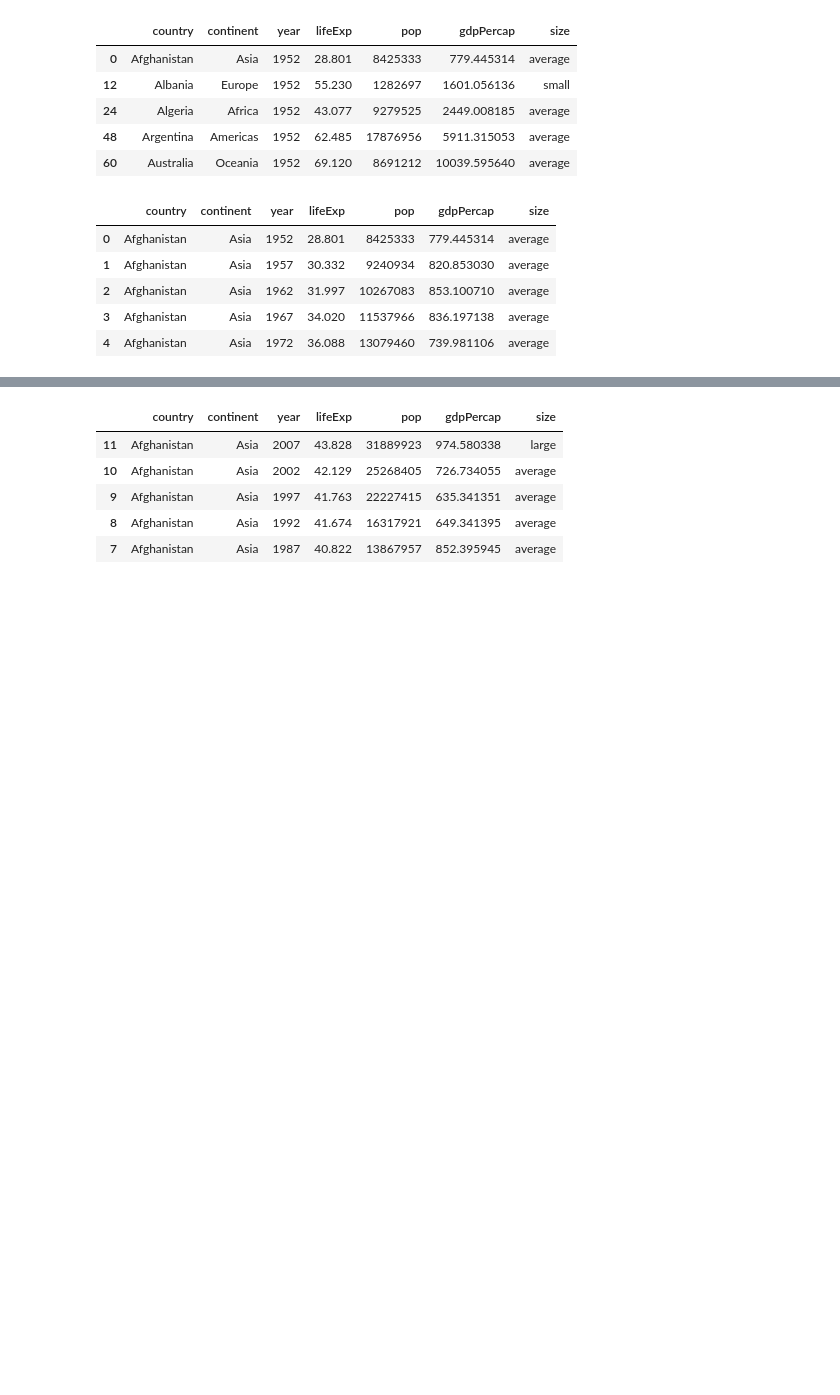
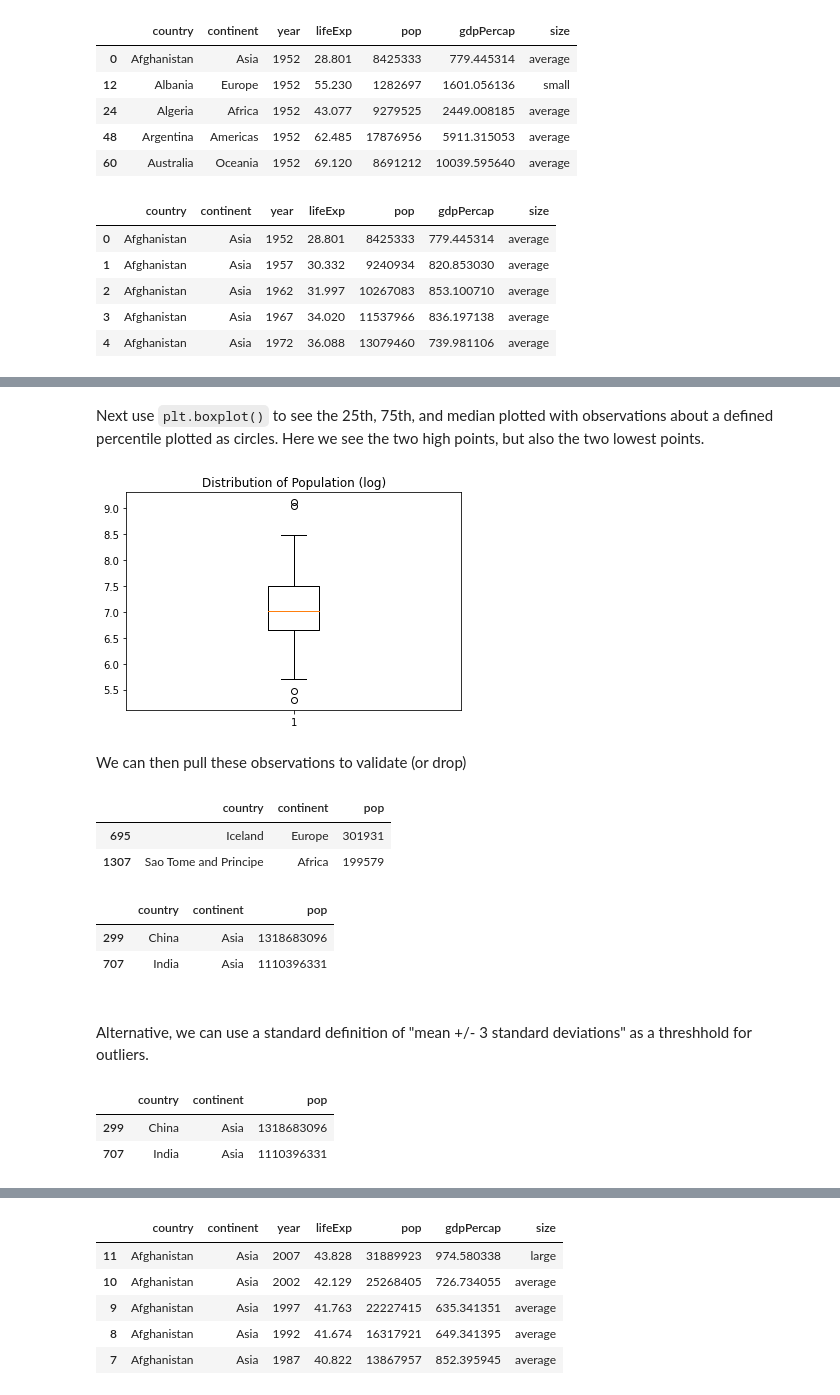
Before and after one commit to social-lorax/howto_codebooks, a Jupyter notebook: Sheets_Py/py_pandas.ipynb, the cells around one changed output, grey strips where cells are left out. Saved outputs shown, nothing was run; the diff lists cells and outputs as text; code cells hidden in the pictures; blank space fills up the shorter version.

```diff
--- a/Sheets_Py/py_pandas.ipynb
+++ b/Sheets_Py/py_pandas.ipynb
@@ -229,0 +318,37 @@ gapminder.drop_duplicates(["continent", "year"]).head()
+# %% [markdown]
+Next use `plt.boxplot()` to see the 25th, 75th, and median plotted with observations about a defined percentile  plotted as circles. Here we see the two high points, but also the two lowest points.
+# %%
+plt.boxplot(np.log10(gap_07["pop"]), whis=[1, 99]) #whiskers will by the 1% and 99%
+plt.title("Distribution of Population (log)")
+plt.show()
+# %% [output]
+[figure, added]
+# %% [markdown]
+We can then pull these observations to validate (or drop)
+# %%
+gap_07[gap_07["pop"] < gap_07["pop"].quantile(0.01)][["country", "continent", "pop"]]
+# %% [output]
+|  | country | continent | pop |
+| 695 | Iceland | Europe | 301931 |
+| 1307 | Sao Tome and Principe | Africa | 199579 |
+# %%
+gap_07[gap_07["pop"] > gap_07["pop"].quantile(0.99)][["country", "continent", "pop"]]
+# %% [output]
+|  | country | continent | pop |
+| 299 | China | Asia | 1318683096 |
+| 707 | India | Asia | 1110396331 |
+# %% [markdown]
+<br>
+
+Alternative, we can use a standard definition of "mean +/- 3 standard deviations" as a threshhold for outliers.
+# %%
+stdev = np.std(gap_07["pop"])
+mean = np.mean(gap_07["pop"])
+high_out = mean + (3 * stdev)
+low_out = mean - (3 * stdev)
+
+gap_07[(gap_07["pop"] < low_out) | (gap_07["pop"] > high_out)][["country", "continent", "pop"]]
+# %% [output]
+|  | country | continent | pop |
+| 299 | China | Asia | 1318683096 |
+| 707 | India | Asia | 1110396331 |
```
Also changed, not shown: parts of 31 cells of this notebook, 1 other file.
